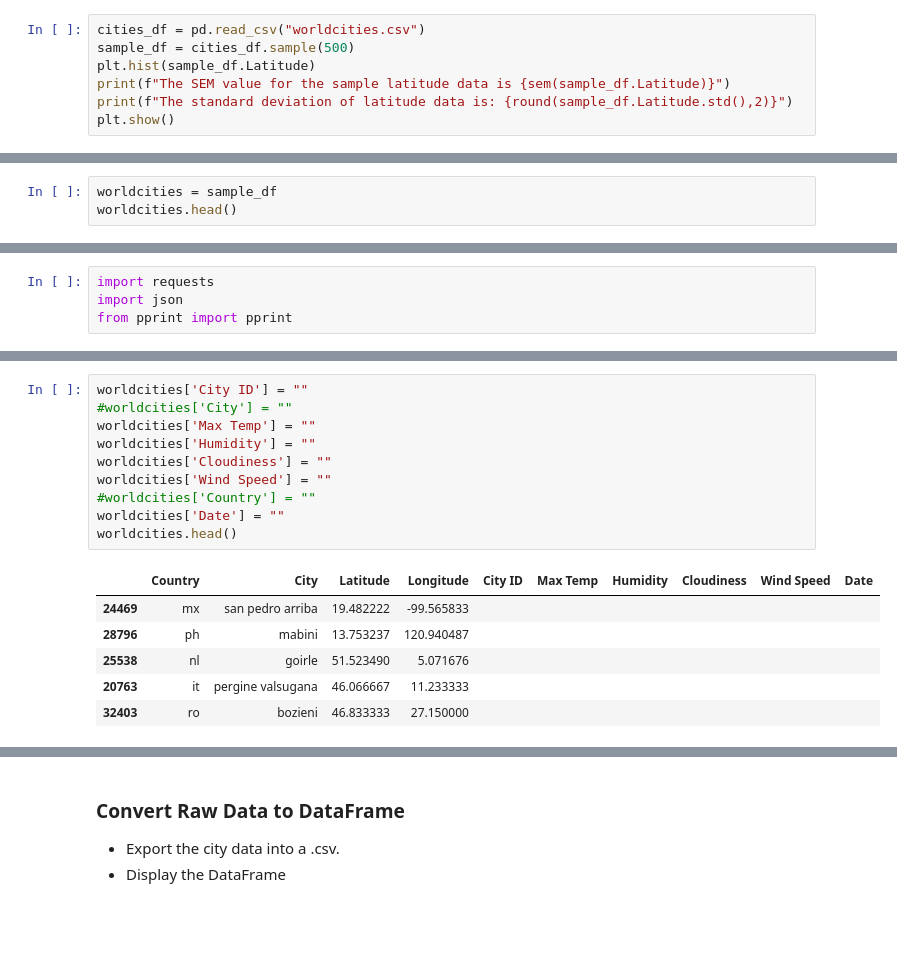
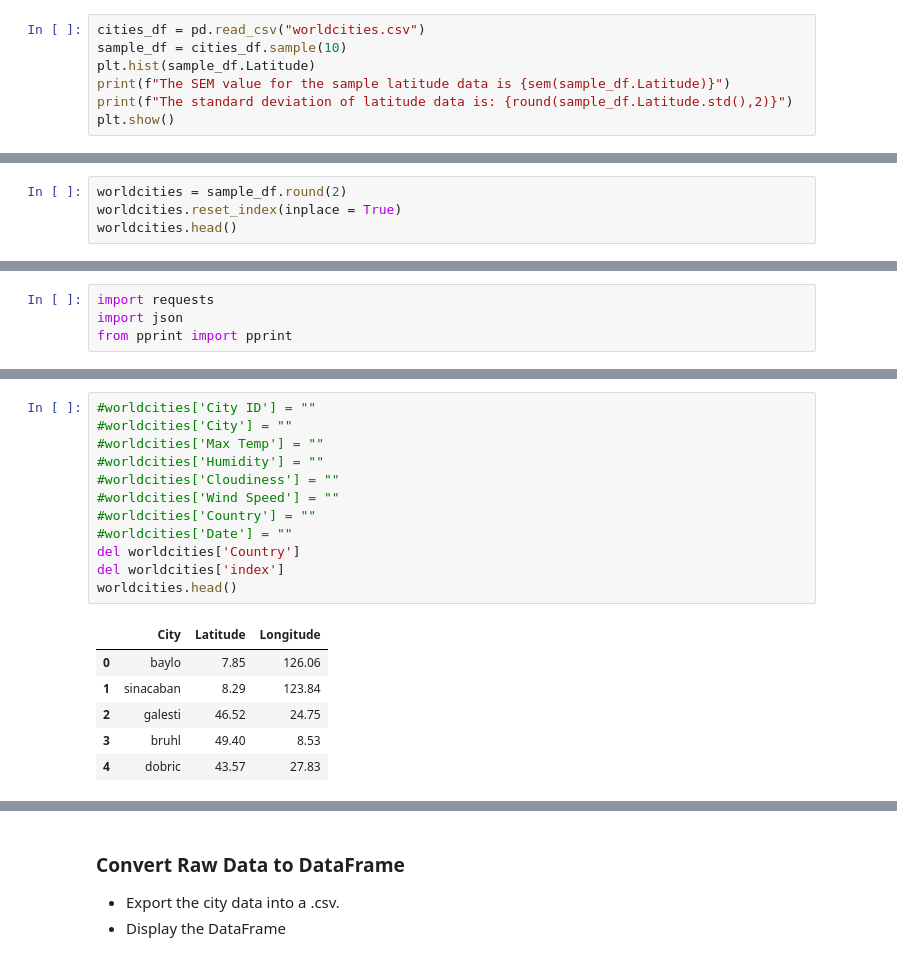
Before and after one commit to ehvandervorst/python-api-challenge, a Jupyter notebook: WeatherPy/WeatherPy.ipynb, the cells around one changed output, grey strips where cells are left out. Cells and saved outputs as stored; diff of their text form; blank space fills up the shorter version.

```diff
--- a/WeatherPy/WeatherPy.ipynb
+++ b/WeatherPy/WeatherPy.ipynb
@@ -23,7 +23,7 @@ import pandas as pd
 from scipy.stats import sem
 # %%
 cities_df = pd.read_csv("worldcities.csv")
-sample_df = cities_df.sample(500)
+sample_df = cities_df.sample(10)
 plt.hist(sample_df.Latitude)
 print(f"The SEM value for the sample latitude data is {sem(sample_df.Latitude)}")
 print(f"The standard deviation of latitude data is: {round(sample_df.Latitude.std(),2)}")
@@ -62,6 +62,7 @@ The sample with the smallest SEM is sample 35
 The mean of the sample 5 is 33.72695909159998
 The mean of the population data set is 30.357469048400777
 # %%
-worldcities = sample_df
+worldcities = sample_df.round(2)
+worldcities.reset_index(inplace = True)
 worldcities.head()
 # %% [output]
@@ -82,19 +99,21 @@ from pprint import pprint
 # %%
-worldcities['City ID'] = ""
+#worldcities['City ID'] = ""
 #worldcities['City'] = ""
-worldcities['Max Temp'] = ""
-worldcities['Humidity'] = ""
-worldcities['Cloudiness'] = ""
-worldcities['Wind Speed'] = ""
+#worldcities['Max Temp'] = ""
+#worldcities['Humidity'] = ""
+#worldcities['Cloudiness'] = ""
+#worldcities['Wind Speed'] = ""
 #worldcities['Country'] = ""
-worldcities['Date'] = ""
+#worldcities['Date'] = ""
+del worldcities['Country']
+del worldcities['index']
 worldcities.head()
 # %% [output]
-|  | Country | City | Latitude | Longitude | City ID | Max Temp | Humidity | Cloudiness | Wind Speed | Date |
-| 24469 | mx | san pedro arriba | 19.482222 | -99.565833 |  |  |  |  |  |  |
-| 28796 | ph | mabini | 13.753237 | 120.940487 |  |  |  |  |  |  |
-| 25538 | nl | goirle | 51.523490 | 5.071676 |  |  |  |  |  |  |
-| 20763 | it | pergine valsugana | 46.066667 | 11.233333 |  |  |  |  |  |  |
-| 32403 | ro | bozieni | 46.833333 | 27.150000 |  |  |  |  |  |  |
+|  | City | Latitude | Longitude |
+| 0 | baylo | 7.85 | 126.06 |
+| 1 | sinacaban | 8.29 | 123.84 |
+| 2 | galesti | 46.52 | 24.75 |
+| 3 | bruhl | 49.40 | 8.53 |
+| 4 | dobric | 43.57 | 27.83 |
 # %%
 url = "http://api.openweathermap.org/data/2.5/weather?"
```
Also changed, not shown: parts of 6 cells of this notebook.
